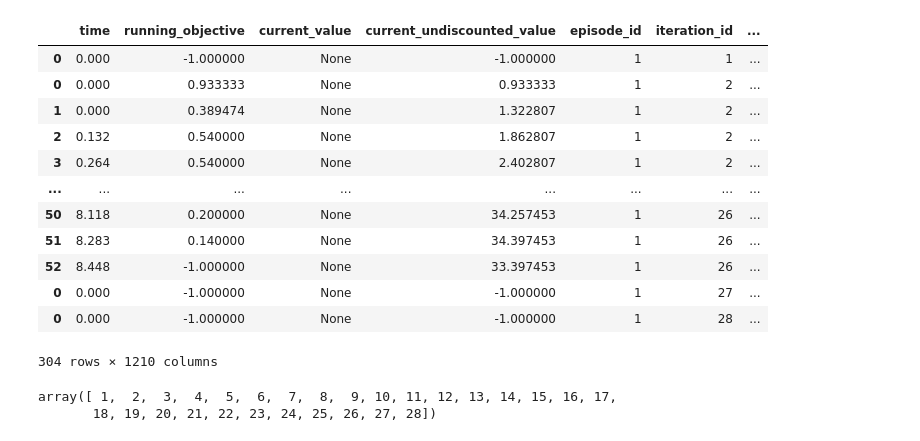
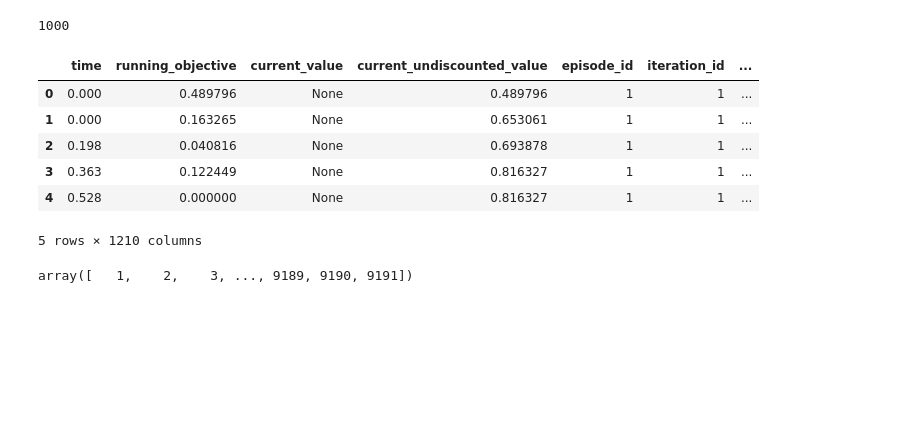
Before and after one commit to thd-research/regelum-playground, a Jupyter notebook: notebooks/check_log.ipynb, the cells around one changed output. Cells and saved outputs as stored; diff of their text form; code cells hidden in the pictures; blank space fills up the shorter version.

```diff
--- a/notebooks/check_log.ipynb
+++ b/notebooks/check_log.ipynb
@@ -16,32 +16,31 @@ import numpy as np
 if os.getcwd().endswith("notebooks"):
     main_dir = os.getcwd()
     os.chdir("..")
+# %%
+os.getuid()
+# %% [output]
+1000
 # %%
 DECAY_RATE = 1
 
-end_datetime_str = start_datetime_str = "2024-10-31 13-46-21"
+start_datetime_str = "2024-10-31 13-46-21"
+end_datetime_str = "2024-11-04 08-00-00"
 
 df = get_df_from_datetime_range(start_datetime_str,
                                 end_datetime_str,
                                 decay_rate=DECAY_RATE,
                                 max_iter=np.inf,
                                 validity_check=False)
 
-df
+df.head()
 # %% [output]
 |  | time | running_objective | current_value | current_undiscounted_value | episode_id | iteration_id | ... |
-| 0 | 0.000 | -1.000000 | None | -1.000000 | 1 | 1 | ... |
-| 0 | 0.000 | 0.933333 | None | 0.933333 | 1 | 2 | ... |
-| 1 | 0.000 | 0.389474 | None | 1.322807 | 1 | 2 | ... |
-| 2 | 0.132 | 0.540000 | None | 1.862807 | 1 | 2 | ... |
-| 3 | 0.264 | 0.540000 | None | 2.402807 | 1 | 2 | ... |
-| ... | ... | ... | ... | ... | ... | ... | ... |
-| 50 | 8.118 | 0.200000 | None | 34.257453 | 1 | 26 | ... |
-| 51 | 8.283 | 0.140000 | None | 34.397453 | 1 | 26 | ... |
-| 52 | 8.448 | -1.000000 | None | 33.397453 | 1 | 26 | ... |
-| 0 | 0.000 | -1.000000 | None | -1.000000 | 1 | 27 | ... |
-| 0 | 0.000 | -1.000000 | None | -1.000000 | 1 | 28 | ... |
+| 0 | 0.000 | 0.489796 | None | 0.489796 | 1 | 1 | ... |
+| 1 | 0.000 | 0.163265 | None | 0.653061 | 1 | 1 | ... |
+| 2 | 0.198 | 0.040816 | None | 0.693878 | 1 | 1 | ... |
+| 3 | 0.363 | 0.122449 | None | 0.816327 | 1 | 1 | ... |
+| 4 | 0.528 | 0.000000 | None | 0.816327 | 1 | 1 | ... |
-304 rows × 1210 columns
+5 rows × 1210 columns
 # %%
 exp_config = load_exp_config(df.experiment_path.values[0])
 
@@ -51,8 +50,7 @@ exp_name = f"{exp_type} reset_buffer: {is_reset_buffer}"
 # %%
 df.iteration_id.unique()
 # %% [output]
-array([ 1,  2,  3,  4,  5,  6,  7,  8,  9, 10, 11, 12, 13, 14, 15, 16, 17,
-       18, 19, 20, 21, 22, 23, 24, 25, 26, 27, 28])
+array([   1,    2,    3, ..., 9189, 9190, 9191])
 # %%
 import matplotlib.pyplot as plt
 
```
Also changed, not shown: parts of 3 cells of this notebook, 9 other files.
